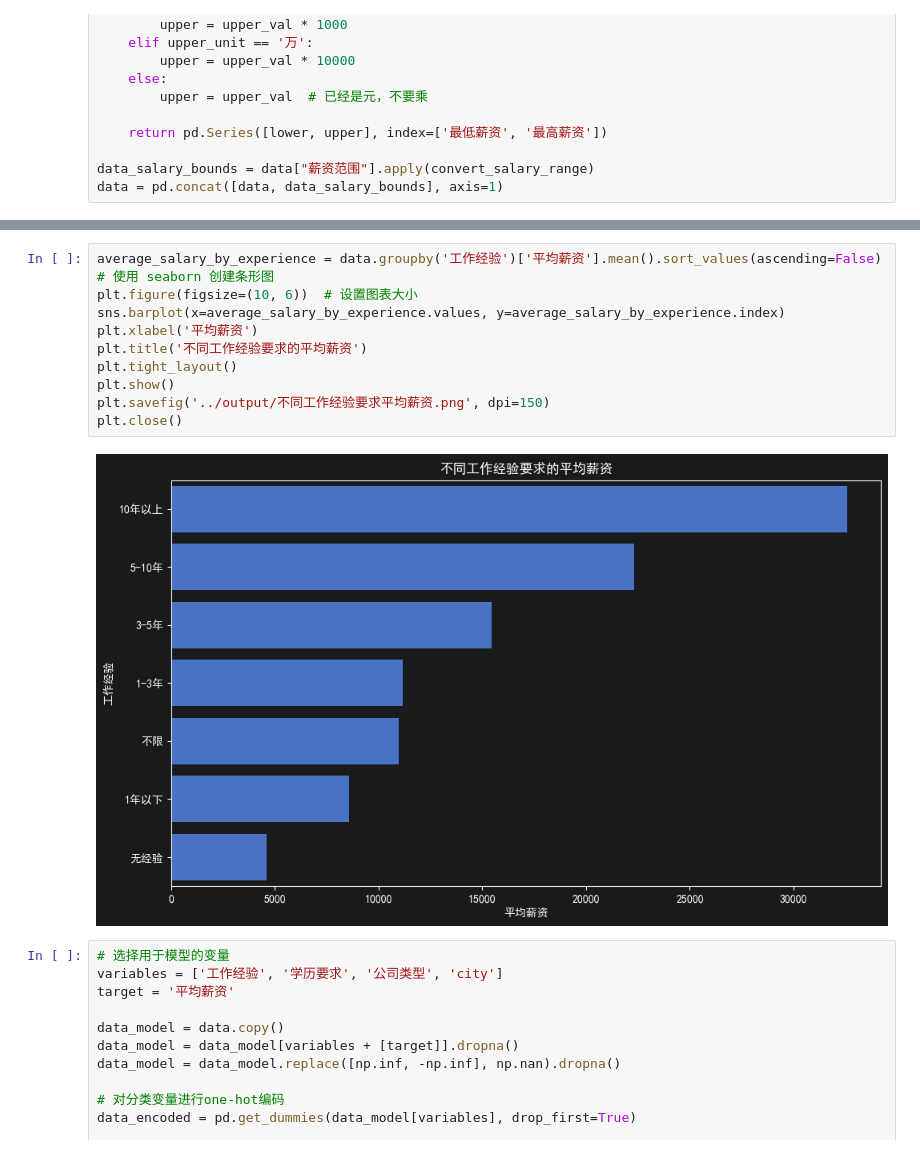
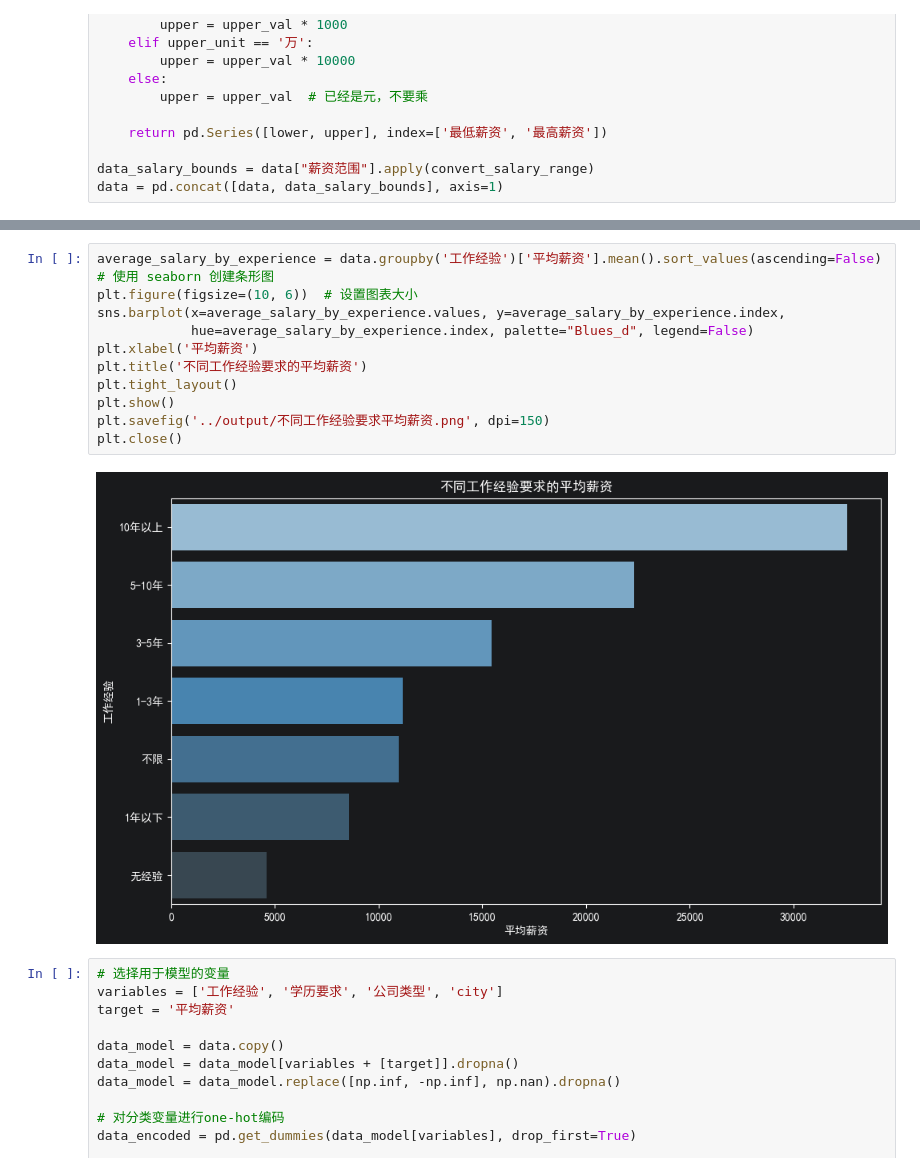
Before and after one commit to hn1318/job_analysis, a Jupyter notebook: src/main.ipynb, the cells around one changed output, grey strips where cells are left out. Cells and saved outputs as stored; diff of their text form.

```diff
--- a/src/main.ipynb
+++ b/src/main.ipynb
@@ -166,16 +166,17 @@ plt.close()
 # %%
 average_salary_by_experience = data.groupby('工作经验')['平均薪资'].mean().sort_values(ascending=False)
 # 使用 seaborn 创建条形图
 plt.figure(figsize=(10, 6))  # 设置图表大小
-sns.barplot(x=average_salary_by_experience.values, y=average_salary_by_experience.index)
+sns.barplot(x=average_salary_by_experience.values, y=average_salary_by_experience.index,
+            hue=average_salary_by_experience.index, palette="Blues_d", legend=False)
 plt.xlabel('平均薪资')
 plt.title('不同工作经验要求的平均薪资')
 plt.tight_layout()
 plt.show()
 plt.savefig('../output/不同工作经验要求平均薪资.png', dpi=150)
 plt.close()
 # %% [output]
-[figure, old version]
+[figure, new version]
 # %%
 # 选择用于模型的变量
 variables = ['工作经验', '学历要求', '公司类型', 'city']
```
Also changed, not shown: parts of 10 cells of this notebook, 1 other file.
